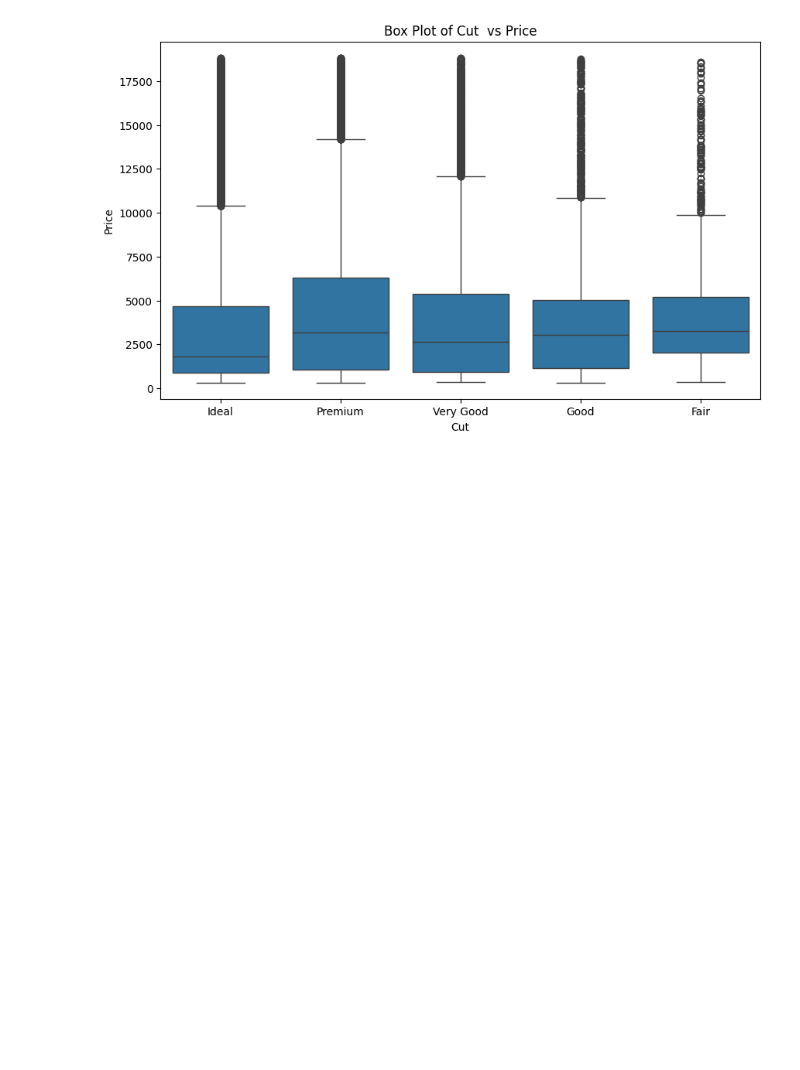
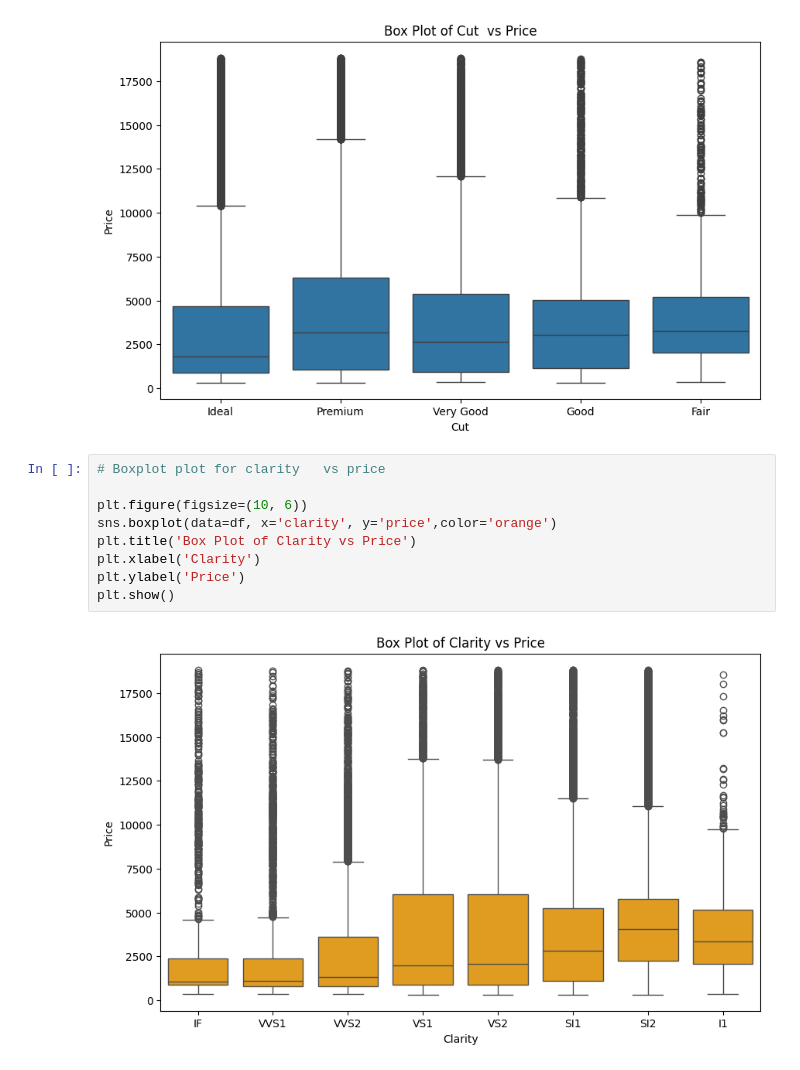
Before and after one commit to Raghav0079/XGBoost-project---1-, a Jupyter notebook: code.ipynb, the cells around one changed output. Drawn from its saved outputs; the diff is of its cells as text; blank space fills up the shorter version.

```diff
--- a/code.ipynb
+++ b/code.ipynb
@@ -159,3 +159,14 @@ plt.ylabel('Price')
 plt.show()
 # %% [output]
 [figure]
+# %%
+# Boxplot plot for clarity   vs price
+
+plt.figure(figsize=(10, 6))
+sns.boxplot(data=df, x='clarity', y='price',color='orange')
+plt.title('Box Plot of Clarity vs Price')
+plt.xlabel('Clarity')
+plt.ylabel('Price')
+plt.show()
+# %% [output]
+[figure, added]
```
Also changed, not shown: parts of 5 cells of this notebook.
